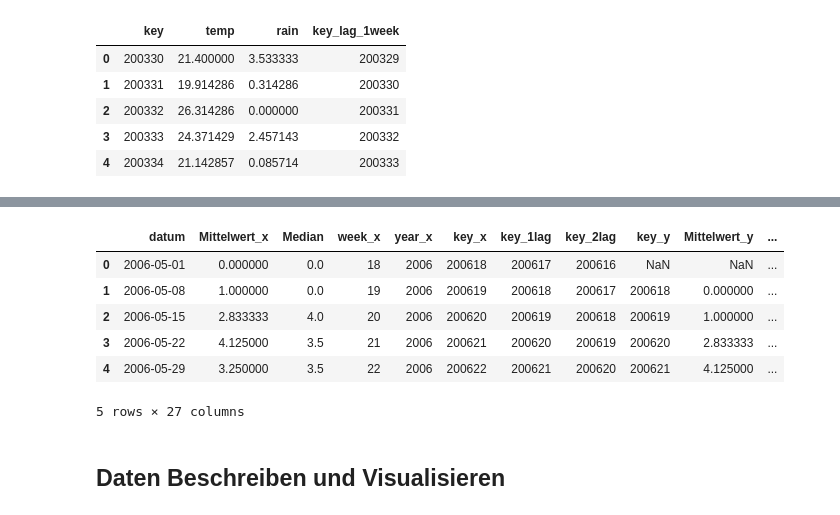
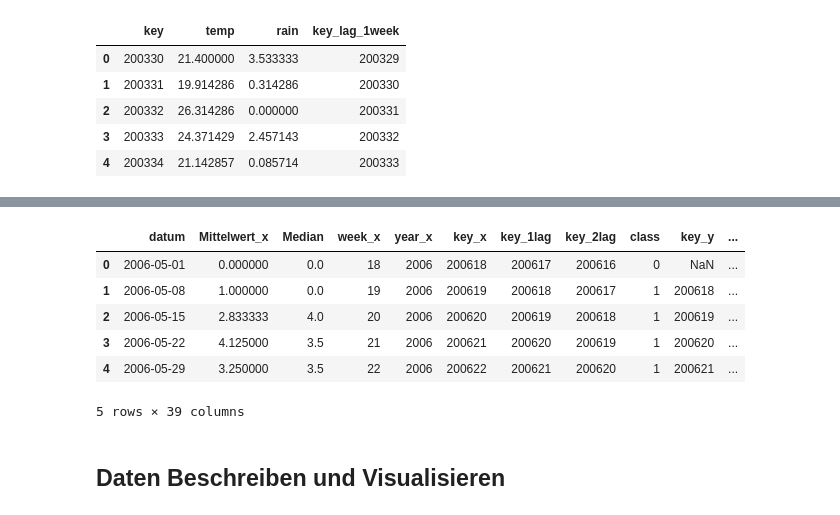
Before and after one commit to urechm/pest_monitoring, a Jupyter notebook: pestmodel_möhrenfliegen.ipynb, the cells around one changed output, grey strips where cells are left out. Cells and saved outputs as stored; diff of their text form; code cells hidden in the pictures.

```diff
--- a/pestmodel_möhrenfliegen.ipynb
+++ b/pestmodel_möhrenfliegen.ipynb
@@ -16,5 +16,6 @@ df_new["year"]=[x.date().isocalendar().year for x in list(df_new.datum)]
 df_new["key"]=[str(str(x) + str(y)) for x,y in zip(list(df_new["year"]),list(df_new["week"]))]
 df_new["key_1lag"]=[str(int(x)-1) for x in list(df_new["key"])]
 df_new["key_2lag"]=[str(int(x)-2) for x in list(df_new["key"])]
+df_new["class"]=[int(x>0) for x in list(df_new.Mittelwert)]
 df_new.head()
 # %% [output]
@@ -79,3 +87,14 @@ df_group_wetter.head()
 | 2 | 200332 | 26.314286 | 0.000000 | 200331 |
 | 3 | 200333 | 24.371429 | 2.457143 | 200332 |
 | 4 | 200334 | 21.142857 | 0.085714 | 200333 |
+# %%
+df_boden_in = pd.read_excel('Temp_Boden.xlsx')
+df_boden=df_boden_in.copy()
+df_boden["soiltemp_sum"]=df_boden['GradSummeKW']
+df_boden["soiltemp_avg"]=df_boden['GRAENICHEN - Temperatur Durchschnitt -10 cm (°C)']
+df_boden["datum1"]=pd.to_datetime(df_boden.Datum)
+df_boden["datetime"]=[x.date() for x in list(df_boden.datum1)]
+df_boden["week"]=[x.date().isocalendar().week for x in list(df_boden.datum1)]
+df_boden["year"]=[x.date().isocalendar().year for x in list(df_boden.datum1)]
+df_boden["key"]=[str(x) + str(y) for x,y in zip(list(df_boden["year"]),list(df_boden["week"]))]
+df_boden.head()
@@ -82,17 +124,18 @@ df_group_wetter.head()
 # %%
 df_lag=df_new[['key','Mittelwert']].copy()
 df_total=pd.merge(df_new, df_lag, how="left",  left_on='key_1lag', right_on='key')
 df_total=pd.merge(df_total, df_wohlen, how="left", left_on='key_x', right_on='key')
+df_total=pd.merge(df_total, df_boden, how="left", left_on='key_x', right_on='key',suffixes=('', '_zz'))
 df_total["trend"] = range(1,467)
 df_total.head()
 # %% [output]
-|  | datum | Mittelwert_x | Median | week_x | year_x | key_x | key_1lag | key_2lag | key_y | Mittelwert_y | ... |
-| 0 | 2006-05-01 | 0.000000 | 0.0 | 18 | 2006 | 200618 | 200617 | 200616 | NaN | NaN | ... |
-| 1 | 2006-05-08 | 1.000000 | 0.0 | 19 | 2006 | 200619 | 200618 | 200617 | 200618 | 0.000000 | ... |
-| 2 | 2006-05-15 | 2.833333 | 4.0 | 20 | 2006 | 200620 | 200619 | 200618 | 200619 | 1.000000 | ... |
-| 3 | 2006-05-22 | 4.125000 | 3.5 | 21 | 2006 | 200621 | 200620 | 200619 | 200620 | 2.833333 | ... |
-| 4 | 2006-05-29 | 3.250000 | 3.5 | 22 | 2006 | 200622 | 200621 | 200620 | 200621 | 4.125000 | ... |
+|  | datum | Mittelwert_x | Median | week_x | year_x | key_x | key_1lag | key_2lag | class | key_y | ... |
+| 0 | 2006-05-01 | 0.000000 | 0.0 | 18 | 2006 | 200618 | 200617 | 200616 | 0 | NaN | ... |
+| 1 | 2006-05-08 | 1.000000 | 0.0 | 19 | 2006 | 200619 | 200618 | 200617 | 1 | 200618 | ... |
+| 2 | 2006-05-15 | 2.833333 | 4.0 | 20 | 2006 | 200620 | 200619 | 200618 | 1 | 200619 | ... |
+| 3 | 2006-05-22 | 4.125000 | 3.5 | 21 | 2006 | 200621 | 200620 | 200619 | 1 | 200620 | ... |
+| 4 | 2006-05-29 | 3.250000 | 3.5 | 22 | 2006 | 200622 | 200621 | 200620 | 1 | 200621 | ... |
-5 rows × 27 columns
+5 rows × 39 columns
 # %% [markdown]
 ## Daten Beschreiben und Visualisieren
 # %%
```
Also changed, not shown: parts of 11 cells of this notebook, 4 other files.
